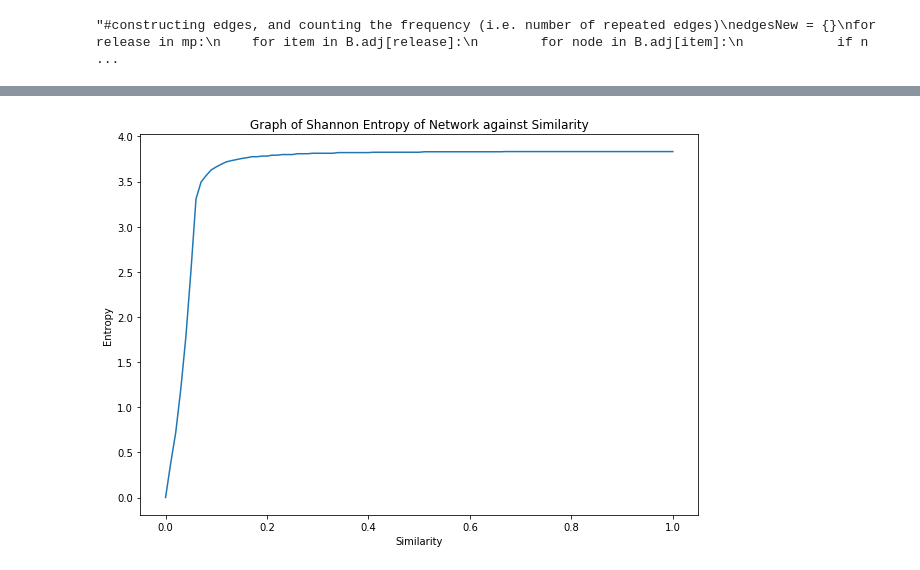
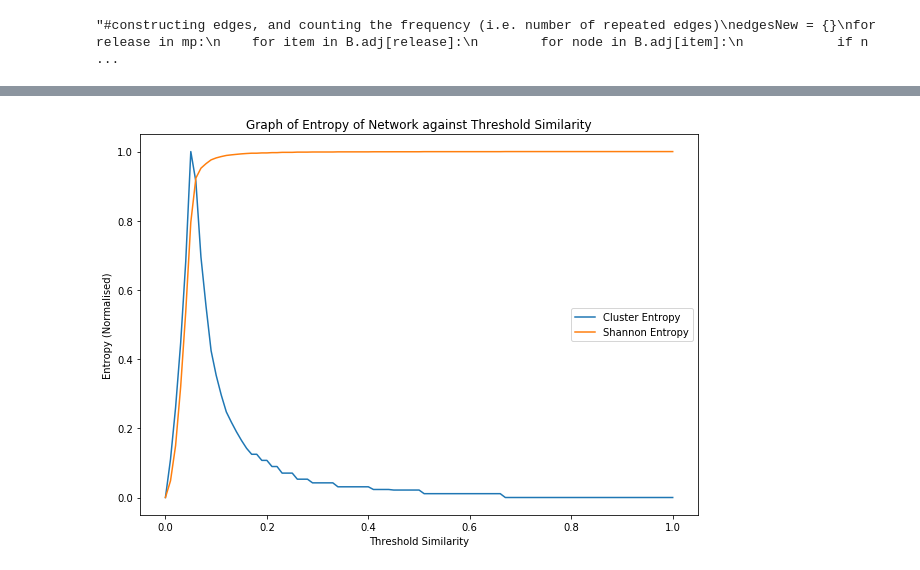
Before and after one commit to jzh001/Social-Network-Structure-in-Common-Interest-Communities, a Jupyter notebook: notebook.ipynb, the cells around one changed output, grey strips where cells are left out. Cells and saved outputs as stored; diff of their text form; code cells hidden in the pictures.

```diff
--- a/notebook.ipynb
+++ b/notebook.ipynb
@@ -72,16 +81,17 @@ plt.savefig("Distribution of Score.png")
 # %%
 G = nx.Graph() #network of users
 B = nx.Graph() #bipartite graph between users and releases
+G.add_nodes_from(users)
+B.add_nodes_from(users)
 # %%
 #construction of bipartite graph between users and releases
-users = set()
 bandmp = {}
 for i in range(len(df)):
     if df['Score'][i] >= posScore:#positive review is defined as score >= 75
     #if df['Score'][i] == 100:#only consider positive review as full score of 100
         B.add_edge(df['Release'][i], df['User'][i])
         B[df['Release'][i]][df['User'][i]]['year'] = df['Year'][i]
-        users.add(df['User'][i])
+        #users.add(df['User'][i]) #removing isolated nodes
     #connect release to band, assuming each release only has one band
     #if df['Release'][i] in band and band[df['Release'][i]] != df['Band'][i]:
         #print("Error at index",i)
@@ -232,0 +250,2 @@ GC = G.subgraph(list(nx.connected_components(G))[0])#giant component of network
+# %%
+G1 = nx.Graph(G) #Copy of graph G
@@ -233,3 +267,5 @@ GC = G.subgraph(list(nx.connected_components(G))[0])#giant component of network
+# %%
+GC = G1 #G1 is just one giant component
 # %%
 len(GC.nodes())
 # %% [output]
@@ -349,12 +400,19 @@ def entropy_range(sim_x, isShannon = False):
 # %%
 sim_x = [0.01*x for x in range(101)]
 sim_y = entropy_range(reversed(sim_x), True)
+max_y = max(sim_y)
+sim_y = [item/max_y for item in sim_y]
+sim_y1 = entropy_range(reversed(sim_x))
+max_y1 = max(sim_y1)
+sim_y1 = [item/max_y1 for item in sim_y1]
 #print(sim_y)
 #sim_x = 0.04*np.array(range(0,26))
-plt.title('Graph of Shannon Entropy of Network against Similarity')
-plt.xlabel('Similarity')
-plt.ylabel('Entropy')
-plt.plot(sim_x,sim_y)
-plt.savefig('Graph of Shannon Entropy of Network against Similarity')
+plt.title('Graph of Entropy of Network against Threshold Similarity')
+plt.xlabel('Threshold Similarity')
+plt.ylabel('Entropy (Normalised)')
+plt.plot(sim_x,sim_y1, label = 'Cluster Entropy')
+plt.plot(sim_x,sim_y, label = 'Shannon Entropy')
+plt.legend()
+plt.savefig('Graph of Entropy of Network against Threshold Similarity')
 # %% [output]
-[figure, old version]
+[figure, new version]
```
Also changed, not shown: parts of 43 cells of this notebook.
